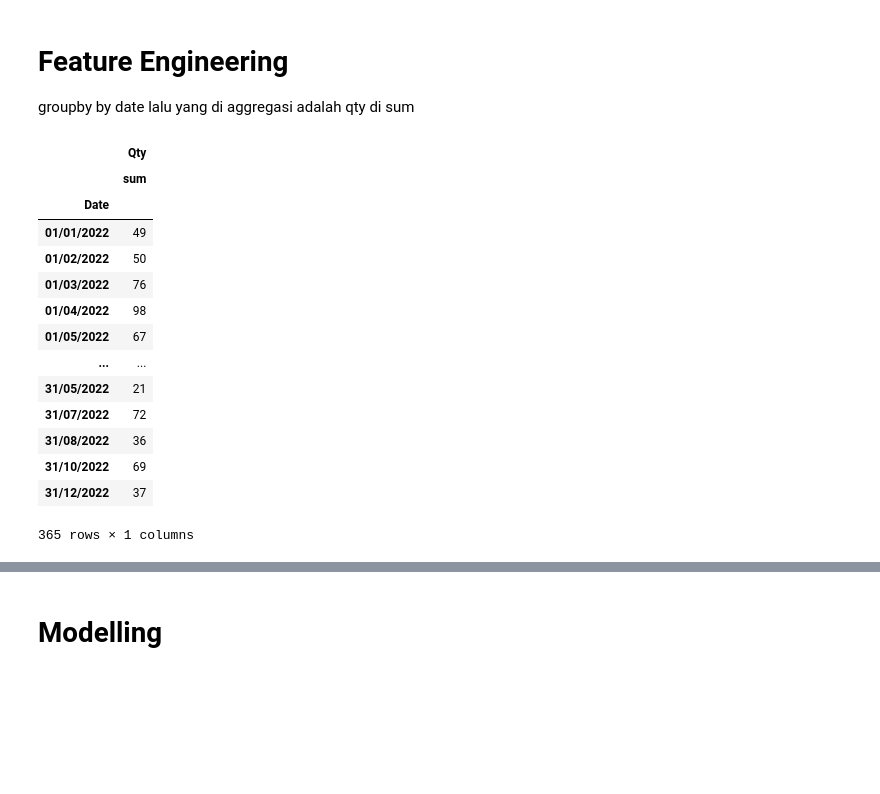
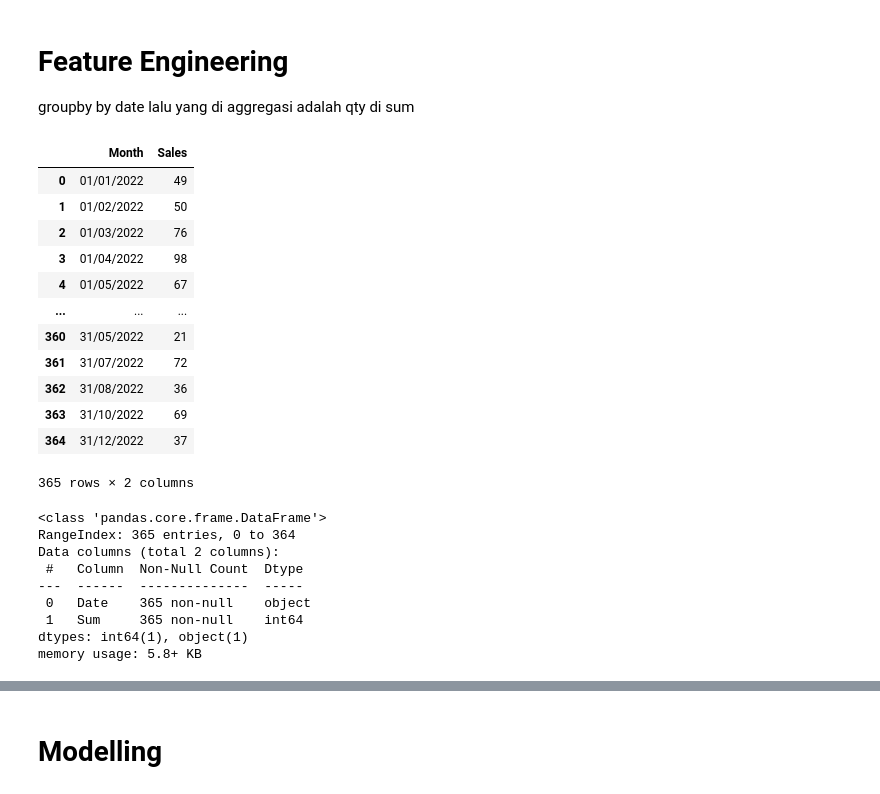
Before and after one commit to marginbridge/VIX-Kalbe-Nutritionals, a Jupyter notebook: regression_(time_series).ipynb, the cells around one changed output, grey strips where cells are left out. Cells and saved outputs as stored; diff of their text form; code cells hidden in the pictures; blank space fills up the shorter version.

```diff
--- a/regression_(time_series).ipynb
+++ b/regression_(time_series).ipynb
@@ -288,20 +288,33 @@ df_merged = df3.copy()
 groupby by
 date lalu yang di aggregasi adalah qty di sum
 # %%
-df_merged.groupby('Date').agg({'Qty':['sum']})
+df_grouped = df_merged.groupby('Date').agg({'Qty':['sum']}).reset_index()
+df_grouped.columns = ['Month','Sales']
-# %% [output]
-|  | Qty |
-|  | sum |
-| Date |  |
-| 01/01/2022 | 49 |
-| 01/02/2022 | 50 |
-| 01/03/2022 | 76 |
-| 01/04/2022 | 98 |
-| 01/05/2022 | 67 |
-| ... | ... |
-| 31/05/2022 | 21 |
-| 31/07/2022 | 72 |
-| 31/08/2022 | 36 |
-| 31/10/2022 | 69 |
-| 31/12/2022 | 37 |
-365 rows × 1 columns
+# %%
+df_grouped
+# %% [output]
+|  | Month | Sales |
+| 0 | 01/01/2022 | 49 |
+| 1 | 01/02/2022 | 50 |
+| 2 | 01/03/2022 | 76 |
+| 3 | 01/04/2022 | 98 |
+| 4 | 01/05/2022 | 67 |
+| ... | ... | ... |
+| 360 | 31/05/2022 | 21 |
+| 361 | 31/07/2022 | 72 |
+| 362 | 31/08/2022 | 36 |
+| 363 | 31/10/2022 | 69 |
+| 364 | 31/12/2022 | 37 |
+365 rows × 2 columns
+# %%
+df_grouped.info()
+# %% [output]
+<class 'pandas.core.frame.DataFrame'>
+RangeIndex: 365 entries, 0 to 364
+Data columns (total 2 columns):
+ #   Column  Non-Null Count  Dtype
+---  ------  --------------  -----
+ 0   Date    365 non-null    object
+ 1   Sum     365 non-null    int64
+dtypes: int64(1), object(1)
+memory usage: 5.8+ KB
```
Also changed, not shown: parts of 9 cells of this notebook.
